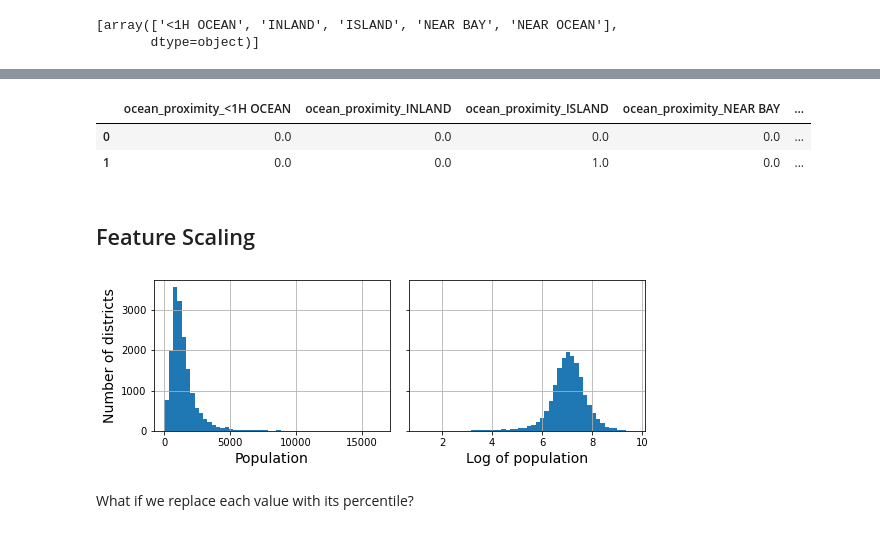
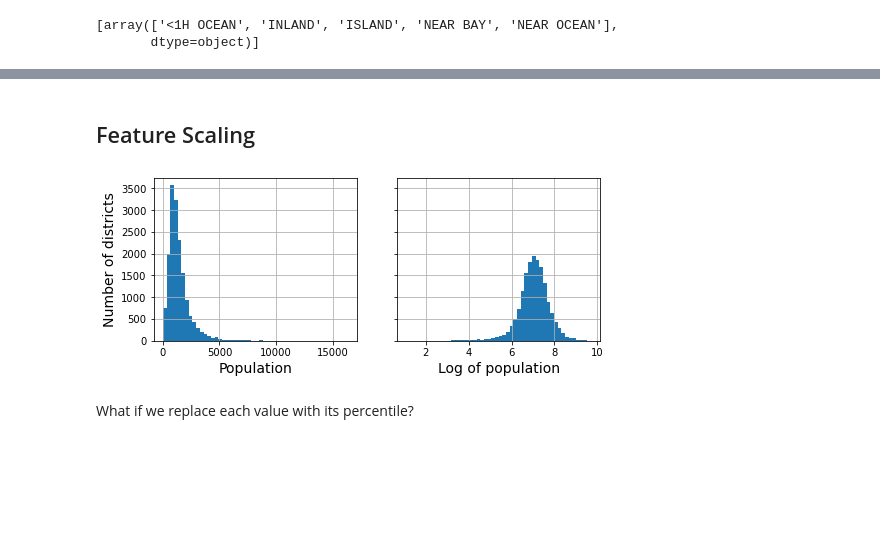
Before and after one commit to kirenz/handson-ml3, a Jupyter notebook: 02_end_to_end_machine_learning_project_short.ipynb, the cells around one changed output, grey strips where cells are left out. Saved outputs shown, nothing was run; the diff lists cells and outputs as text; code cells hidden in the pictures; blank space fills up the shorter version.

```diff
--- a/02_end_to_end_machine_learning_project_short.ipynb
+++ b/02_end_to_end_machine_learning_project_short.ipynb
@@ -38,3 +32,7 @@ housing = load_housing_data()
+# %%
+import pandas as pd
+
+housing = pd.read_csv("https://raw.githubusercontent.com/kirenz/datasets/master/housing_hml3.csv")
 # %% [markdown]
 ## Take a Quick Look at the Data Structure
 # %%
@@ -645,8 +427,2 @@ df_output = pd.DataFrame(cat_encoder.transform(df_test_unknown),
-# %%
-df_output
-# %% [output]
-|  | ocean_proximity_<1H OCEAN | ocean_proximity_INLAND | ocean_proximity_ISLAND | ocean_proximity_NEAR BAY | ... |
-| 0 | 0.0 | 0.0 | 0.0 | 0.0 | ... |
-| 1 | 0.0 | 0.0 | 1.0 | 0.0 | ... |
 # %% [markdown]
 ## Feature Scaling
@@ -663,15 +434,15 @@ housing_num_std_scaled = std_scaler.fit_transform(housing_num)
 # %%
 # extra code – this cell generates Figure 2–17
 fig, axs = plt.subplots(1, 2, figsize=(8, 3), sharey=True)
 housing["population"].hist(ax=axs[0], bins=50)
 housing["population"].apply(np.log).hist(ax=axs[1], bins=50)
+
 axs[0].set_xlabel("Population")
 axs[1].set_xlabel("Log of population")
 axs[0].set_ylabel("Number of districts")
-save_fig("long_tail_plot")
 plt.show()
 # %% [output]
-[figure, old version]
+[figure, new version]
 # %% [markdown]
 What if we replace each value with its percentile?
 # %%
```
Also changed, not shown: parts of 50 cells of this notebook.
